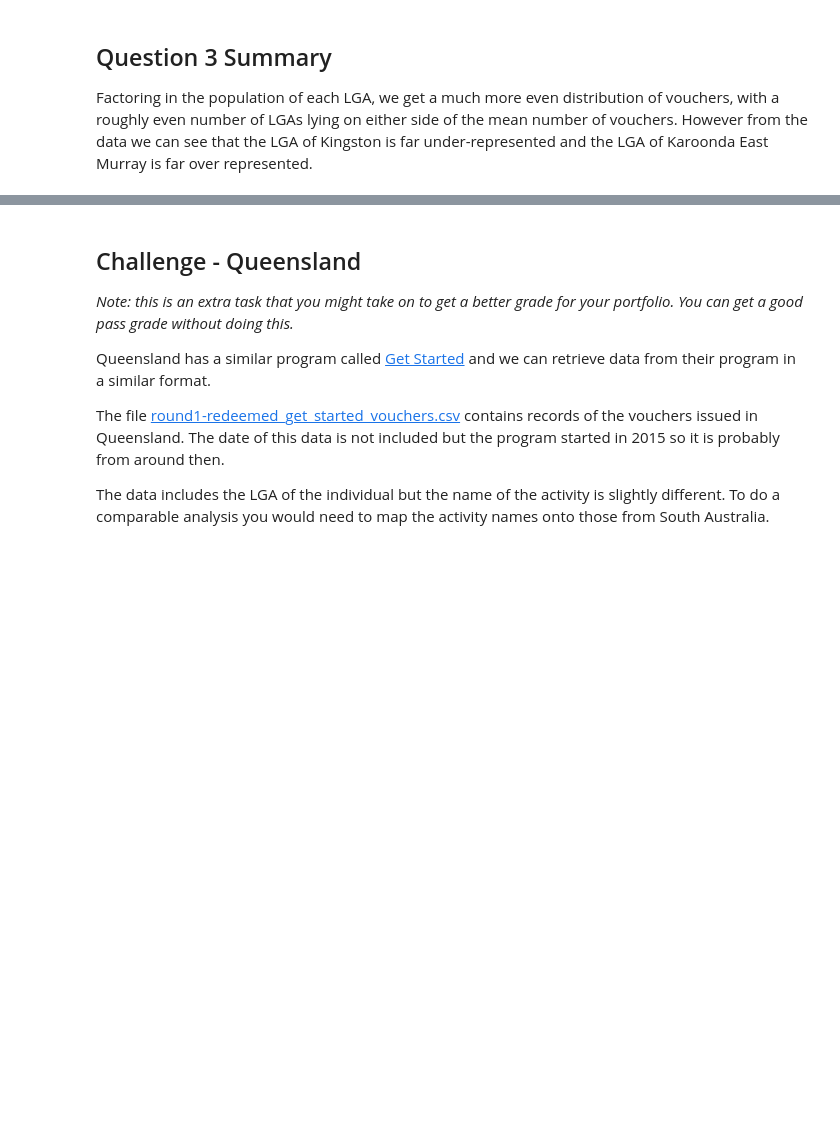
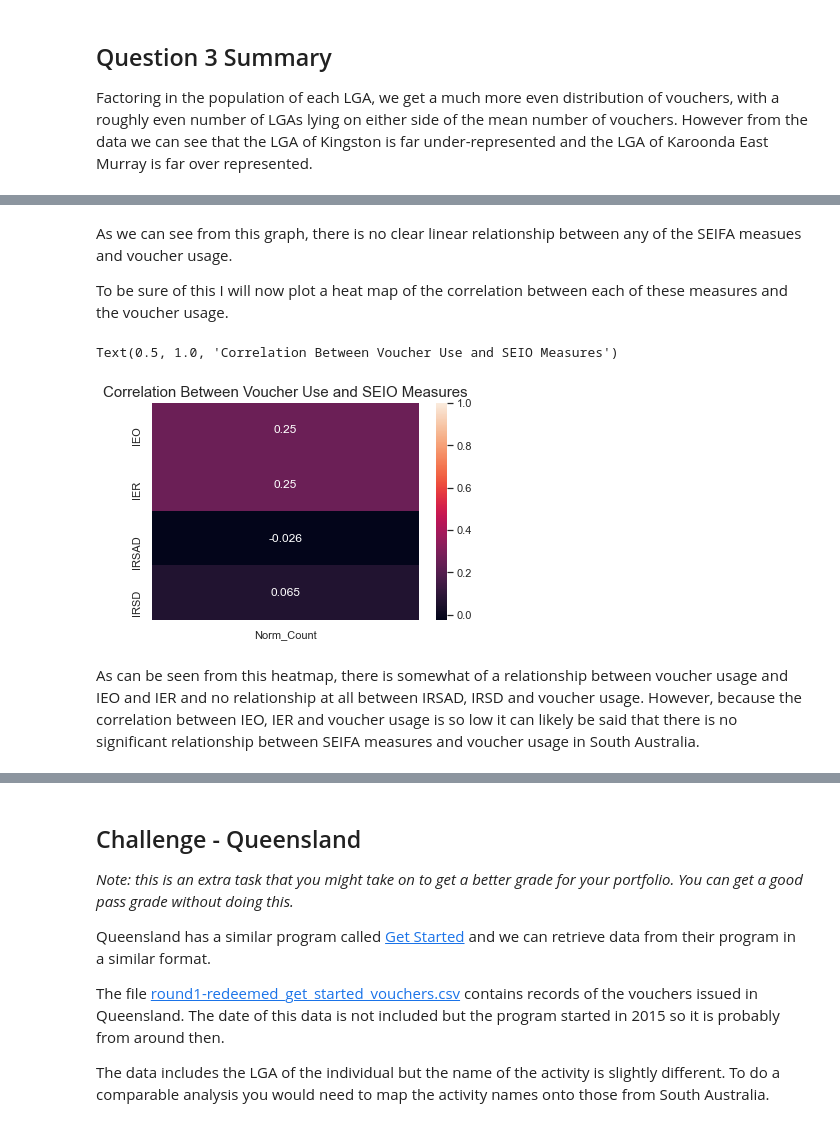
Before and after one commit to liamflannery/data-science-portfolio-liamflannery, a Jupyter notebook: Portfolio 2.ipynb, the cells around one changed output, grey strips where cells are left out. Drawn from its saved outputs; the diff is of its cells as text; code cells hidden in the pictures; blank space fills up the shorter version.

```diff
--- a/Portfolio 2.ipynb
+++ b/Portfolio 2.ipynb
@@ -453,0 +471,17 @@ No handles with labels found to put in legend.
+# %% [markdown]
+As we can see from this graph, there is no clear linear relationship between any of the SEIFA measues and voucher usage.
+
+To be sure of this I will now plot a heat map of the correlation between each of these measures and the voucher usage.
+# %%
+corr = normPopDf[["Norm_Count","IEO","IER","IRSAD","IRSD"]].corr()[["Norm_Count"]]
+corr = corr[corr.index != "Norm_Count"]
+corrGraph = sns.heatmap(corr, annot=True, vmax=1)
+corrGraph.set_title("Correlation Between Voucher Use and SEIFA Measures",fontsize=15)
+
+
+#sns.heatmap(df_stats.corr())
+# %% [output]
+Text(0.5, 1.0, 'Correlation Between Voucher Use and SEIO Measures')
+[figure, added]
+# %% [markdown]
+As can be seen from this heatmap, there is somewhat of a relationship between voucher usage and IEO and IER and no relationship at all between IRSAD, IRSD and voucher usage. However, because the correlation between IEO, IER and voucher usage is so low it can likely be said that there is no significant relationship between SEIFA measures and voucher usage in South Australia.
```
Also changed, not shown: parts of 10 cells of this notebook.
